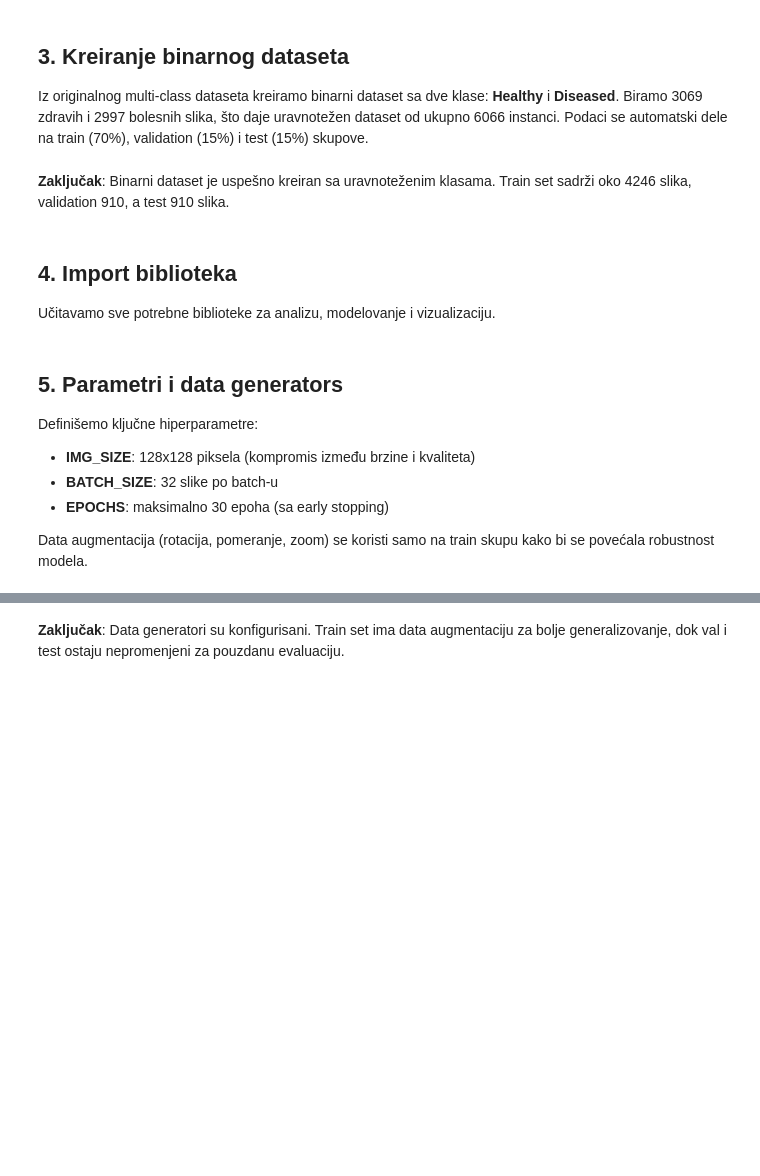
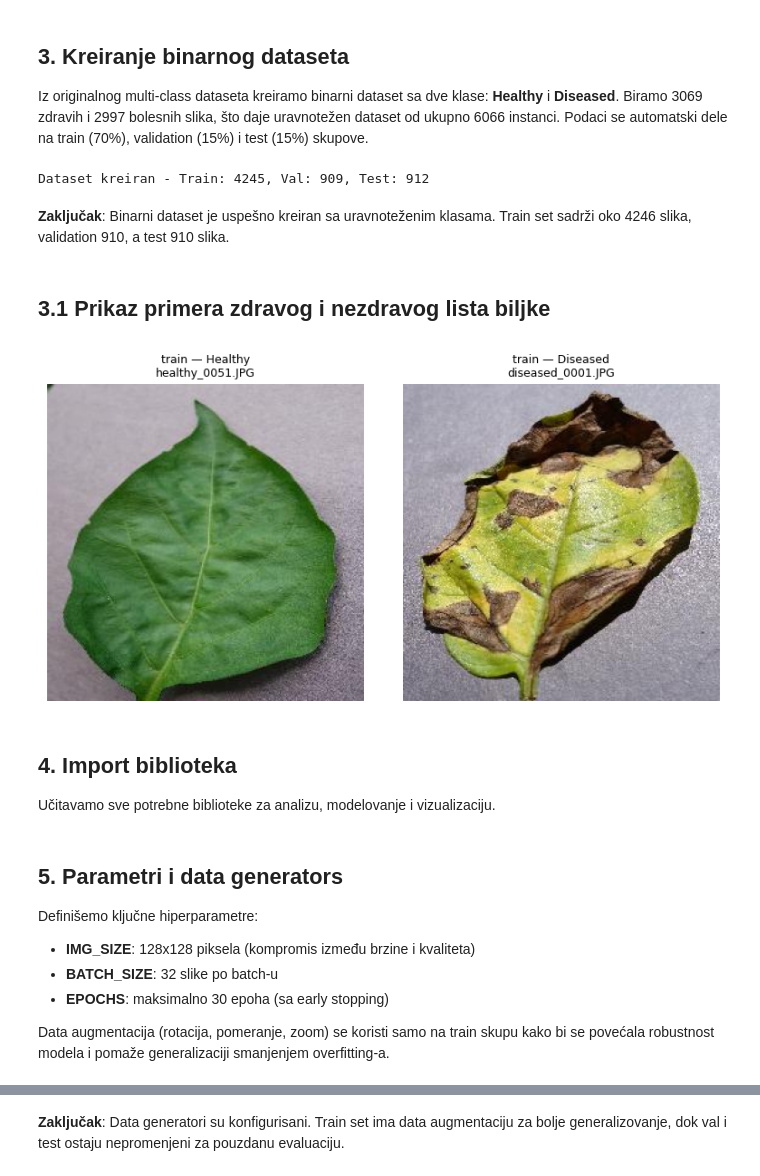
Before and after one commit to pinjic17/plant-leaf-classification, a Jupyter notebook: plant_project.ipynb, the cells around one changed output, grey strips where cells are left out. Saved outputs shown, nothing was run; the diff lists cells and outputs as text; code cells hidden in the pictures; blank space fills up the shorter version.

```diff
--- a/plant_project.ipynb
+++ b/plant_project.ipynb
@@ -57,12 +72,24 @@ Iz originalnog multi-class dataseta kreiramo binarni dataset sa dve klase: **Hea
 Biramo 3069 zdravih i 2997 bolesnih slika, što daje uravnotežen dataset od ukupno 6066 instanci.
 Podaci se automatski dele na train (70%), validation (15%) i test (15%) skupove.
 # %%
+import os, shutil, random, glob
 from pathlib import Path
+from PIL import Image
+import matplotlib.pyplot as plt
+
+# (Opciono) raspakuj dataset ako folder ne postoji
+# ako već imaš 'PlantVillage' preskočiće se
+if not os.path.isdir('PlantVillage') and os.path.isfile('plantdisease.zip'):
+    # u Colab-u je dozvoljen '!' za shell komande
+    !unzip -o -q plantdisease.zip
 
 def create_binary_dataset(source_dir='PlantVillage',
                           target_dir='PlantVillage_Binary',
                           n_healthy=3069,
                           n_diseased=2997):
+
+    if not os.path.isdir(source_dir):
+        raise FileNotFoundError(f"Ne postoji folder '{source_dir}'. Proveri unzip korak ili putanju.")
 
     if os.path.exists(target_dir):
         shutil.rmtree(target_dir)
@@ -88,8 +115,9 @@ def create_binary_dataset(source_dir='PlantVillage',
         else:
             diseased_images.extend(imgs)
 
+    # Selektovanje i podela
     random.seed(42)
-    selected_healthy = random.sample(healthy_images, min(n_healthy, len(healthy_images)))
+    selected_healthy  = random.sample(healthy_images,  min(n_healthy,  len(healthy_images)))
     selected_diseased = random.sample(diseased_images, min(n_diseased, len(diseased_images)))
 
     def split_data(data_list):
@@ -101,6 +129,7 @@ def create_binary_dataset(source_dir='PlantVillage',
     h_train, h_val, h_test = split_data(selected_healthy)
     d_train, d_val, d_test = split_data(selected_diseased)
 
+    # Kopiranje slika
     for i, img in enumerate(h_train):
         shutil.copy(img, f'{target_dir}/train/Healthy/healthy_{i:04d}{os.path.splitext(img)[1]}')
     for i, img in enumerate(h_val):
@@ -118,9 +147,50 @@ def create_binary_dataset(source_dir='PlantVillage',
     print(f"Dataset kreiran - Train: {len(h_train)+len(d_train)}, Val: {len(h_val)+len(d_val)}, Test: {len(h_test)+len(d_test)}")
     return target_dir
 
+# Kreiraj dataset i DOBIJ BASE_PATH
 BASE_PATH = create_binary_dataset()
+# %% [output]
+Dataset kreiran - Train: 4245, Val: 909, Test: 912
 # %% [markdown]
 **Zaključak**: Binarni dataset je uspešno kreiran sa uravnoteženim klasama. Train set sadrži oko 4246 slika, validation 910, a test 910 slika.
+# %% [markdown]
+## 3.1 Prikaz primera zdravog i nezdravog lista biljke
+# %%
+def show_by_prefix(base_dir, split="train", healthy="healthy_0051", diseased="diseased_0001"):
+    exts = {'.png', '.jpg', '.jpeg', '.tif', '.tiff', '.bmp'}
+
+    def find(folder, prefix):
+        p = os.path.splitext(prefix)[0].replace('__', '_').lower()
+        for f in os.listdir(folder):
+            name, ext = os.path.splitext(f)
+            if ext.lower() in exts and name.lower().startswith(p):
+                return os.path.join(folder, f)
+        return None
+
+    folders = {
+        "Healthy":  os.path.join(base_dir, split, "Healthy"),
+        "Diseased": os.path.join(base_dir, split, "Diseased"),
+    }
+    targets = {
+        "Healthy":  find(folders["Healthy"],  healthy),
+        "Diseased": find(folders["Diseased"], diseased),
+    }
+
+    fig, axes = plt.subplots(1, 2, figsize=(8, 4))
+    for ax, cls in zip(axes, ["Healthy", "Diseased"]):
+        ax.axis("off")
+        p = targets[cls]
+        if p:
+            ax.imshow(Image.open(p))
+            ax.set_title(f"{split} — {cls}\n{os.path.basename(p)}", fontsize=9)
+        else:
+            want = healthy if cls == "Healthy" else diseased
+            ax.set_title(f"Nije nađeno: {split}/{cls}\n(traženo: {want})", fontsize=9)
+    plt.tight_layout(); plt.show()
+
+show_by_prefix(BASE_PATH, split="train", healthy="healthy_0051", diseased="diseased_0001")
+# %% [output]
+[figure, added]
 # %% [markdown]
 ## 4. Import biblioteka
 
@@ -149,7 +219,7 @@ Definišemo ključne hiperparametre:
 - **BATCH_SIZE**: 32 slike po batch-u
 - **EPOCHS**: maksimalno 30 epoha (sa early stopping)
 
-Data augmentacija (rotacija, pomeranje, zoom) se koristi samo na train skupu kako bi se povećala robustnost modela.
+Data augmentacija (rotacija, pomeranje, zoom) se koristi samo na train skupu kako bi se povećala robustnost modela i pomaže generalizaciji smanjenjem overfitting-a.
 # %%
 IMG_SIZE = 128
 BATCH_SIZE = 32
```
Also changed, not shown: parts of 38 cells of this notebook, 1 other file.
